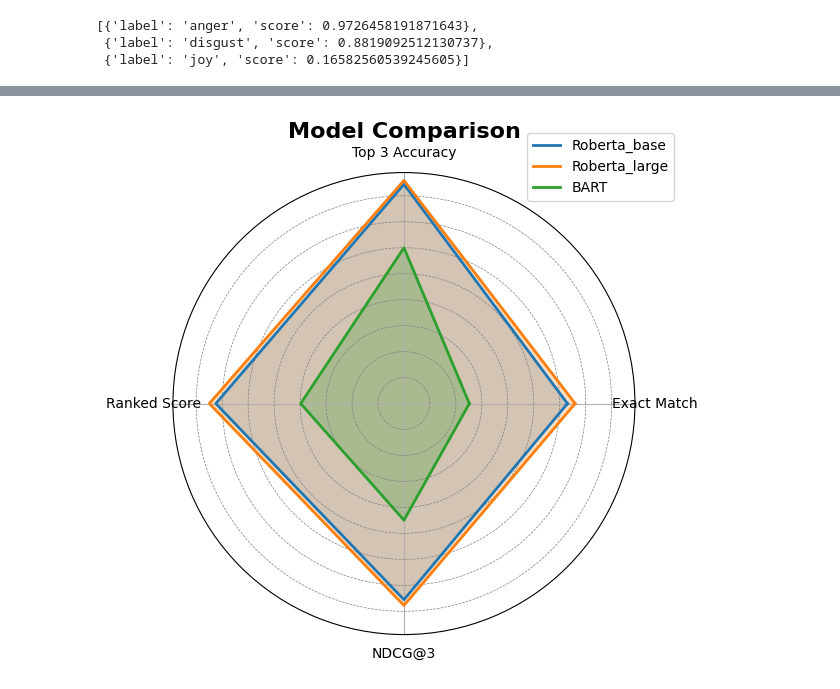
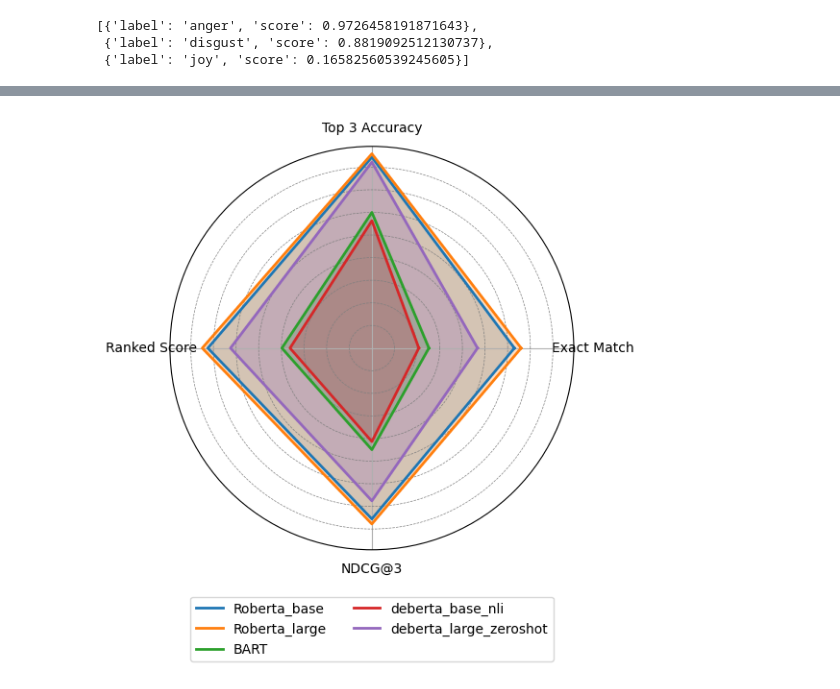
Before and after one commit to tyagiprnv/masterthesis, a Jupyter notebook: src/reply_predictions_multi_label.ipynb, the cells around one changed output, grey strips where cells are left out. Drawn from its saved outputs; the diff is of its cells as text; code cells hidden in the pictures.

Commit message:
add deberta models, update data, add plot

```diff
--- a/src/reply_predictions_multi_label.ipynb
+++ b/src/reply_predictions_multi_label.ipynb
@@ -122,0 +196,4 @@ tweet_replies_predictions_feb_2019_en = pd.read_csv('/work/ptyagi/masterthesis/t
+# %%
+def data():
+    for value in tweet_replies_predictions_feb_2019_en['replies'].to_list():
+        yield value
@@ -122,0 +239,6 @@ tweet_replies_predictions_feb_2019_en = pd.read_csv('/work/ptyagi/masterthesis/t
+# %%
+labels_col = [x[0] for x in result]
+scores_col = [x[1] for x in result]
+
+tweet_replies_predictions_feb_2019_en['top_3_labels_deberta_zero'] = labels_col
+tweet_replies_predictions_feb_2019_en['top_3_scores_deberta_zero'] = scores_col
@@ -129,7 +269,7 @@ merged_df.drop(columns=['Unnamed: 0'], inplace=True)
 # %%
 merged_df.dropna(subset='manual_label', inplace=True)
 # %%
-tuple_columns = ['top_3_labels_roberta_base', 'top_3_labels_roberta_large', 'top_3_labels_bart']
+tuple_columns = ['top_3_labels_roberta_base', 'top_3_labels_roberta_large', 'top_3_labels_bart', 'top_3_labels_deberta_xnli']
 
 for col in tuple_columns:
     merged_df[col] = merged_df[col].apply(ast.literal_eval)
@@ -156,22 +312,24 @@ def ndcg_k(row, col, k=3):
     return dcg / idcg
 
 
-for model in ['top_3_labels_roberta_base', 'top_3_labels_roberta_large', 'top_3_labels_bart']:
+for model in ['top_3_labels_roberta_base', 'top_3_labels_roberta_large', 'top_3_labels_bart', 'top_3_labels_deberta_xnli', 'top_3_labels_deberta_zero']:
     merged_df[f'{model}_Exact_Match'] = merged_df.apply(exact_match, col=model, axis=1)
     merged_df[f'{model}_Top3_Accuracy'] = merged_df.apply(top_k_accuracy, col=model, axis=1)
     merged_df[f'{model}_Ranked_Score'] = merged_df.apply(ranked_score, col=model, axis=1)
     merged_df[f'{model}_NDCG@3'] = merged_df.apply(ndcg_k, col=model, axis=1)
 
-exact_match_avg = merged_df[[f'{model}_Exact_Match' for model in ['top_3_labels_roberta_base', 'top_3_labels_roberta_large', 'top_3_labels_bart']]].mean()
-top3_accuracy_avg = merged_df[[f'{model}_Top3_Accuracy' for model in ['top_3_labels_roberta_base', 'top_3_labels_roberta_large', 'top_3_labels_bart']]].mean()
-ranked_score_avg = merged_df[[f'{model}_Ranked_Score' for model in ['top_3_labels_roberta_base', 'top_3_labels_roberta_large', 'top_3_labels_bart']]].mean()
-ndcg_avg = merged_df[[f'{model}_NDCG@3' for model in ['top_3_labels_roberta_base', 'top_3_labels_roberta_large', 'top_3_labels_bart']]].mean()
+exact_match_avg = merged_df[[f'{model}_Exact_Match' for model in ['top_3_labels_roberta_base', 'top_3_labels_roberta_large', 'top_3_labels_bart', 'top_3_labels_deberta_xnli', 'top_3_labels_deberta_zero']]].mean()
+top3_accuracy_avg = merged_df[[f'{model}_Top3_Accuracy' for model in ['top_3_labels_roberta_base', 'top_3_labels_roberta_large', 'top_3_labels_bart', 'top_3_labels_deberta_xnli', 'top_3_labels_deberta_zero']]].mean()
+ranked_score_avg = merged_df[[f'{model}_Ranked_Score' for model in ['top_3_labels_roberta_base', 'top_3_labels_roberta_large', 'top_3_labels_bart', 'top_3_labels_deberta_xnli', 'top_3_labels_deberta_zero']]].mean()
+ndcg_avg = merged_df[[f'{model}_NDCG@3' for model in ['top_3_labels_roberta_base', 'top_3_labels_roberta_large', 'top_3_labels_bart', 'top_3_labels_deberta_xnli', 'top_3_labels_deberta_zero']]].mean()
 
 results = pd.DataFrame({
     'Metric': ['Exact Match', 'Top 3 Accuracy', 'Ranked Score', 'NDCG@3'],
     'Roberta_base': [exact_match_avg.iloc[0], top3_accuracy_avg.iloc[0], ranked_score_avg.iloc[0], ndcg_avg.iloc[0]],
     'Roberta_large': [exact_match_avg.iloc[1], top3_accuracy_avg.iloc[1], ranked_score_avg.iloc[1], ndcg_avg.iloc[1]],
-    'BART': [exact_match_avg.iloc[2], top3_accuracy_avg.iloc[2], ranked_score_avg.iloc[2], ndcg_avg.iloc[2]]
+    'BART': [exact_match_avg.iloc[2], top3_accuracy_avg.iloc[2], ranked_score_avg.iloc[2], ndcg_avg.iloc[2]],
+    'deberta_base_nli': [exact_match_avg.iloc[3], top3_accuracy_avg.iloc[3], ranked_score_avg.iloc[3], ndcg_avg.iloc[3]],
+    'deberta_large_zeroshot': [exact_match_avg.iloc[4], top3_accuracy_avg.iloc[4], ranked_score_avg.iloc[4], ndcg_avg.iloc[4]]
 })
 # %%
 results
@@ -184,29 +342,36 @@ results
 # %%
 labels = results['Metric'].tolist()
 num_vars = len(labels)
 
 angles = np.linspace(0, 2 * np.pi, num_vars, endpoint=False).tolist()
 angles += angles[:1]
 
 fig, ax = plt.subplots(figsize=(6, 6), subplot_kw=dict(polar=True))
 
-colors = ['#1f77b4', '#ff7f0e', '#2ca02c']
+# Extend colors to accommodate 5 models
+colors = ['#1f77b4', '#ff7f0e', '#2ca02c', '#d62728', '#9467bd']
 
 for i, model in enumerate(results.columns[1:]):
     values = results[model].tolist()
     values += values[:1]
     ax.fill(angles, values, color=colors[i], alpha=0.25)
     ax.plot(angles, values, linewidth=2, label=model, color=colors[i])
 
 ax.set_yticklabels([])
+
+# Rotate the labels and adjust the alignment
 ax.set_xticks(angles[:-1])
-ax.set_xticklabels(labels)
-ax.set_title('Model Comparison', fontsize=16, fontweight='bold')
+ax.set_xticklabels(labels, fontsize=10, rotation=45, ha='center')
 
+# Move the legend outside the plot
+plt.legend(loc='upper center', bbox_to_anchor=(0.5, -0.1), frameon=True, fontsize='medium', ncol=2)
+
+# Adjust the margins and spacing (extra space on the right)
+plt.subplots_adjust(left=0.1, right=0.9, top=0.9, bottom=0.2)
+
+# Add grid lines
 ax.yaxis.grid(color='gray', linestyle='--', linewidth=0.5)
 
-plt.legend(loc='upper right', bbox_to_anchor=(1.1, 1.1), frameon=True, fontsize='medium')
-
 plt.show()
 # %% [output]
-[figure, old version]
+[figure, new version]
```
Also changed, not shown: parts of 17 cells of this notebook, 2 other files.
